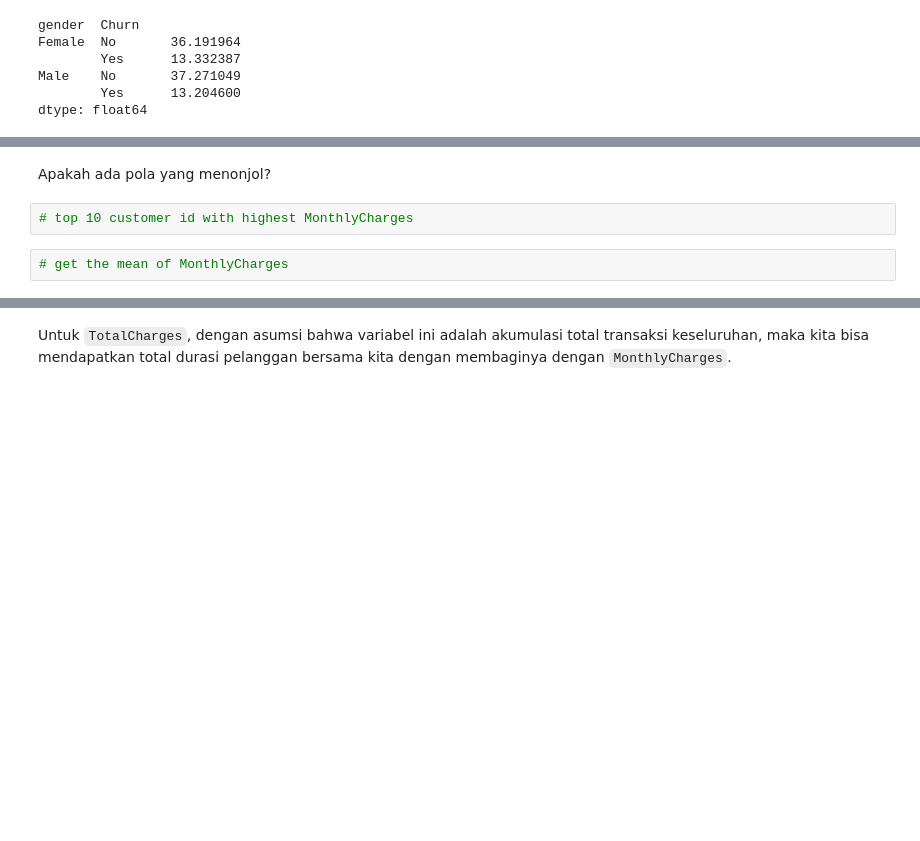
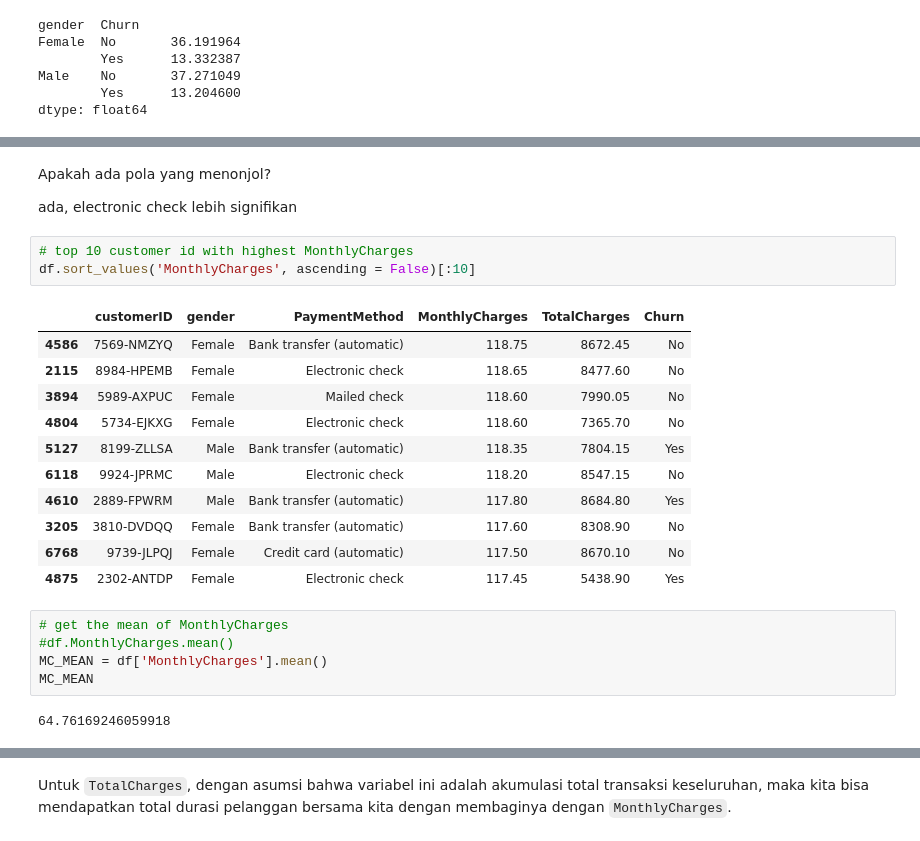
Before and after one commit to rnstr/DatatScience, a Jupyter notebook: 14_Data_Telco_Exploration_Question.ipynb, the cells around one changed output, grey strips where cells are left out. Drawn from its saved outputs; the diff is of its cells as text; blank space fills up the shorter version.

```diff
--- a/14_Data_Telco_Exploration_Question.ipynb
+++ b/14_Data_Telco_Exploration_Question.ipynb
@@ -181,8 +195,28 @@ Apakah ada pola yang menonjol?
 # %% [markdown]
 Apakah ada pola yang menonjol?
+
+ada, electronic check lebih signifikan
 # %%
 # top 10 customer id with highest MonthlyCharges
+df.sort_values('MonthlyCharges', ascending = False)[:10]
+# %% [output]
+|  | customerID | gender | PaymentMethod | MonthlyCharges | TotalCharges | Churn |
+| 4586 | 7569-NMZYQ | Female | Bank transfer (automatic) | 118.75 | 8672.45 | No |
+| 2115 | 8984-HPEMB | Female | Electronic check | 118.65 | 8477.60 | No |
+| 3894 | 5989-AXPUC | Female | Mailed check | 118.60 | 7990.05 | No |
+| 4804 | 5734-EJKXG | Female | Electronic check | 118.60 | 7365.70 | No |
+| 5127 | 8199-ZLLSA | Male | Bank transfer (automatic) | 118.35 | 7804.15 | Yes |
+| 6118 | 9924-JPRMC | Male | Electronic check | 118.20 | 8547.15 | No |
+| 4610 | 2889-FPWRM | Male | Bank transfer (automatic) | 117.80 | 8684.80 | Yes |
+| 3205 | 3810-DVDQQ | Female | Bank transfer (automatic) | 117.60 | 8308.90 | No |
+| 6768 | 9739-JLPQJ | Female | Credit card (automatic) | 117.50 | 8670.10 | No |
+| 4875 | 2302-ANTDP | Female | Electronic check | 117.45 | 5438.90 | Yes |
 # %%
 # get the mean of MonthlyCharges
+#df.MonthlyCharges.mean()
+MC_MEAN = df['MonthlyCharges'].mean()
+MC_MEAN
+# %% [output]
+64.76169246059918
 # %%
 # create tier based on MonthlyCharges based on average, whether below or above average
```
Also changed, not shown: parts of 18 cells of this notebook.
